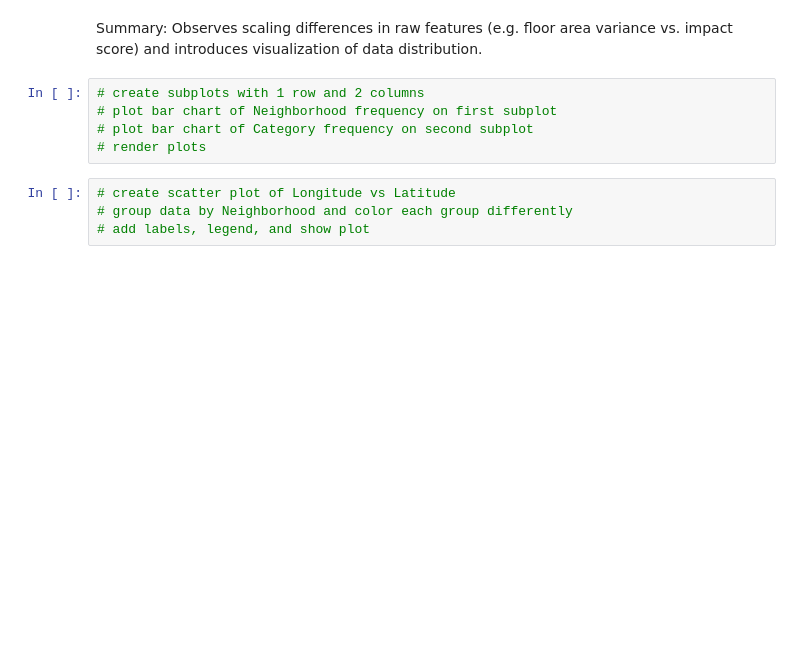
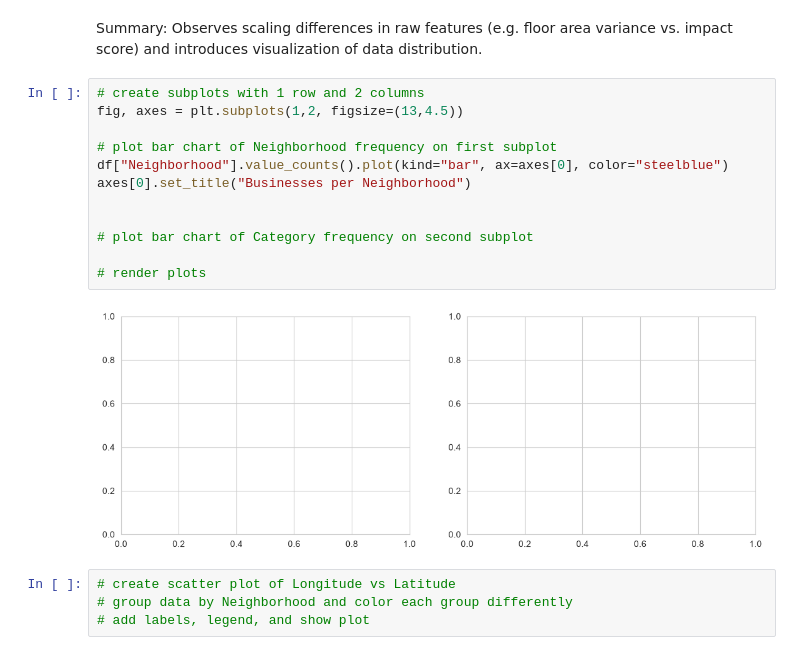
Before and after one commit to cda79/461-lab01-introduction, a Jupyter notebook: LabTask05/lab05-new.ipynb, the cells around one changed output. Drawn from its saved outputs; the diff is of its cells as text; blank space fills up the shorter version.

```diff
--- a/LabTask05/lab05-new.ipynb
+++ b/LabTask05/lab05-new.ipynb
@@ -128,9 +128,18 @@ df.describe()
 Summary: Observes scaling differences in raw features (e.g. floor area variance vs. impact score) and introduces visualization of data distribution.
 # %%
 # create subplots with 1 row and 2 columns
+fig, axes = plt.subplots(1,2, figsize=(13,4.5))
+
 # plot bar chart of Neighborhood frequency on first subplot
+df["Neighborhood"].value_counts().plot(kind="bar", ax=axes[0], color="steelblue")
+axes[0].set_title("Businesses per Neighborhood")
+
+
 # plot bar chart of Category frequency on second subplot
+
 # render plots
+# %% [output]
+[figure, added]
 # %%
 # create scatter plot of Longitude vs Latitude
 # group data by Neighborhood and color each group differently
```
Also changed, not shown: parts of 1 cell of this notebook.
